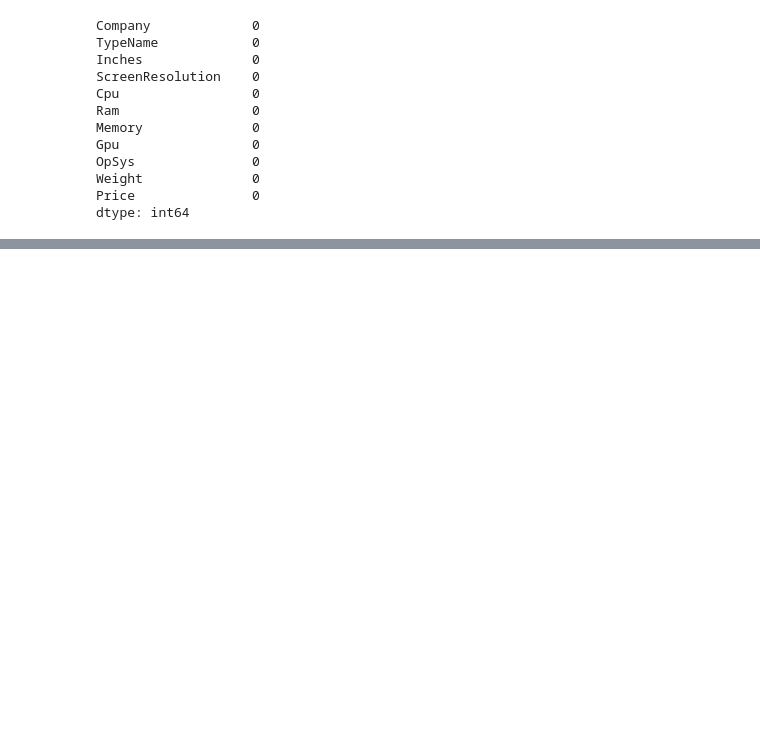
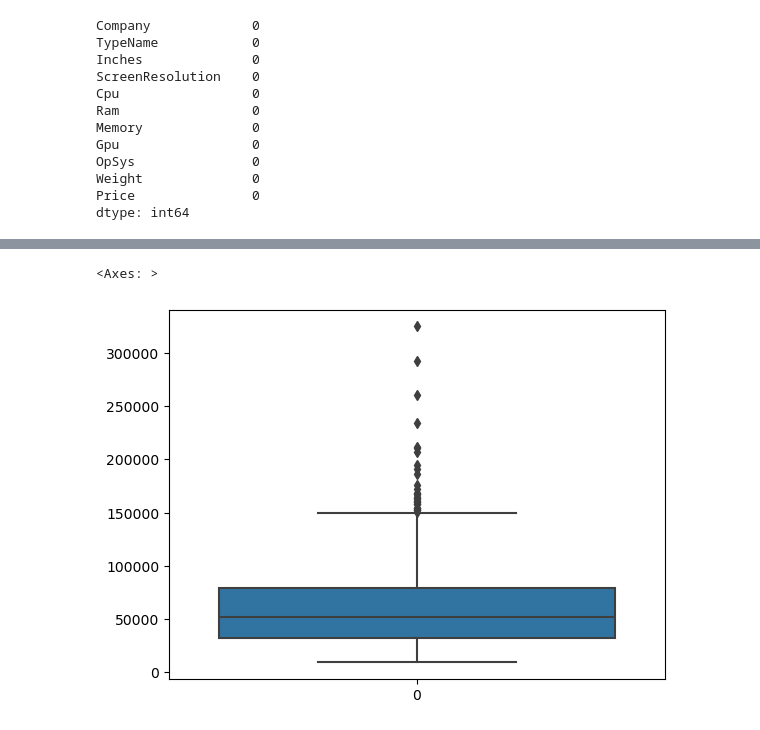
Before and after one commit to ramazannbilen/AI-machine-learning, a Jupyter notebook: Assignments/Laptop Price Prediction/Laptop_price_prediction.ipynb, the cells around one changed output, grey strips where cells are left out. Saved outputs shown, nothing was run; the diff lists cells and outputs as text; code cells hidden in the pictures; blank space fills up the shorter version.

```diff
--- a/Assignments/Laptop Price Prediction/Laptop_price_prediction.ipynb
+++ b/Assignments/Laptop Price Prediction/Laptop_price_prediction.ipynb
@@ -397,0 +436,5 @@ df['Weight_new'] = df['Weight'].str.replace('kg', '').astype(float)
+# %%
+sns.boxplot(df["Price"])# too many outliers
+# %% [output]
+<Axes: >
+[figure, added]
```
Also changed, not shown: parts of 32 cells of this notebook.
